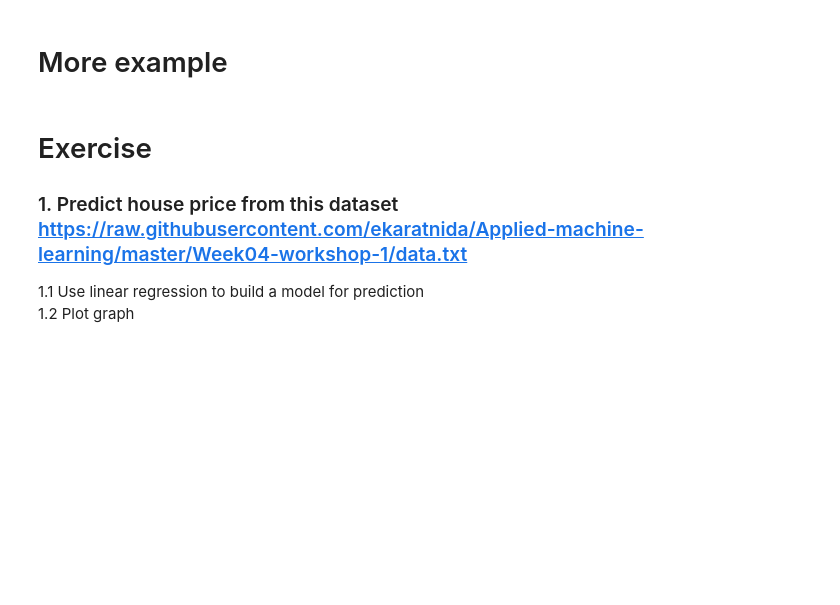
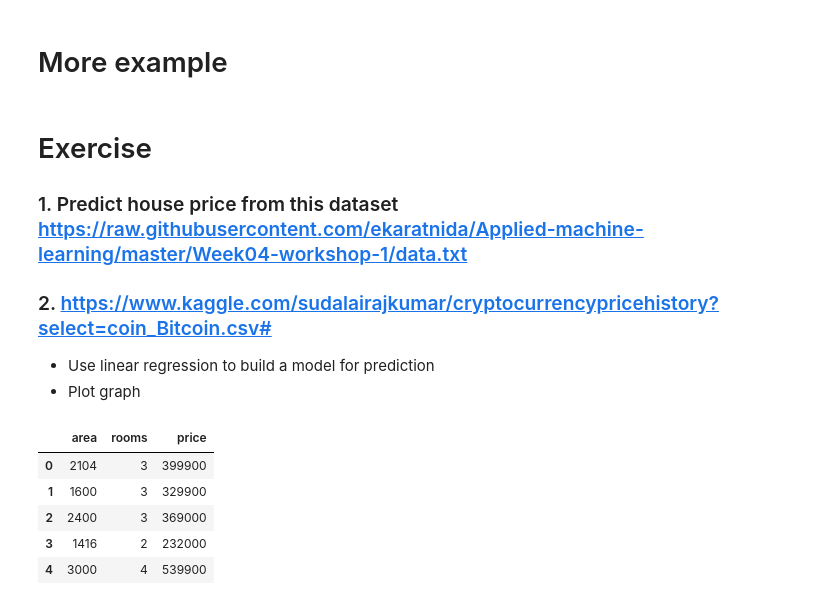
Before and after one commit to pongsrue/Automated_Tools-, a Jupyter notebook: Mini-bads3/Module3_1.ipynb, the cells around one changed output. Drawn from its saved outputs; the diff is of its cells as text; code cells hidden in the pictures; blank space fills up the shorter version.

```diff
--- a/Mini-bads3/Module3_1.ipynb
+++ b/Mini-bads3/Module3_1.ipynb
@@ -169,5 +181,17 @@ x_train.iloc[0:1].VISIT_PER_WEEK[0]
 # Exercise
 ### 1. Predict house price from this dataset https://raw.githubusercontent.com/ekaratnida/Applied-machine-learning/master/Week04-workshop-1/data.txt
 
-1.1 Use linear regression to build a model for prediction <br>
-1.2 Plot graph
+### 2. https://www.kaggle.com/sudalairajkumar/cryptocurrencypricehistory?select=coin_Bitcoin.csv#
+
+- Use linear regression to build a model for prediction <br>
+- Plot graph
+# %%
+df3 = pd.read_csv('https://raw.githubusercontent.com/ekaratnida/Applied-machine-learning/master/Week04-workshop-1/data.txt',sep=',')
+df3.head()
+# %% [output]
+|  | area | rooms | price |
+| 0 | 2104 | 3 | 399900 |
+| 1 | 1600 | 3 | 329900 |
+| 2 | 2400 | 3 | 369000 |
+| 3 | 1416 | 2 | 232000 |
+| 4 | 3000 | 4 | 539900 |
```
Also changed, not shown: parts of 10 cells of this notebook.
